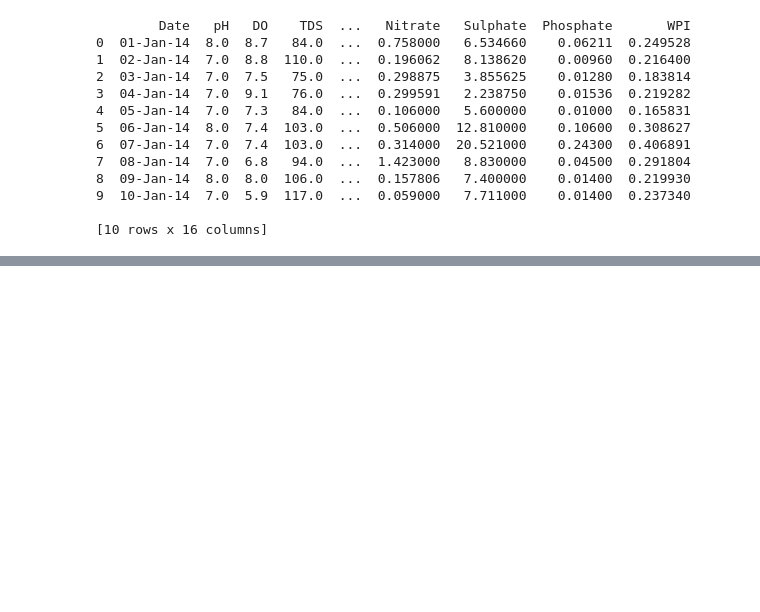
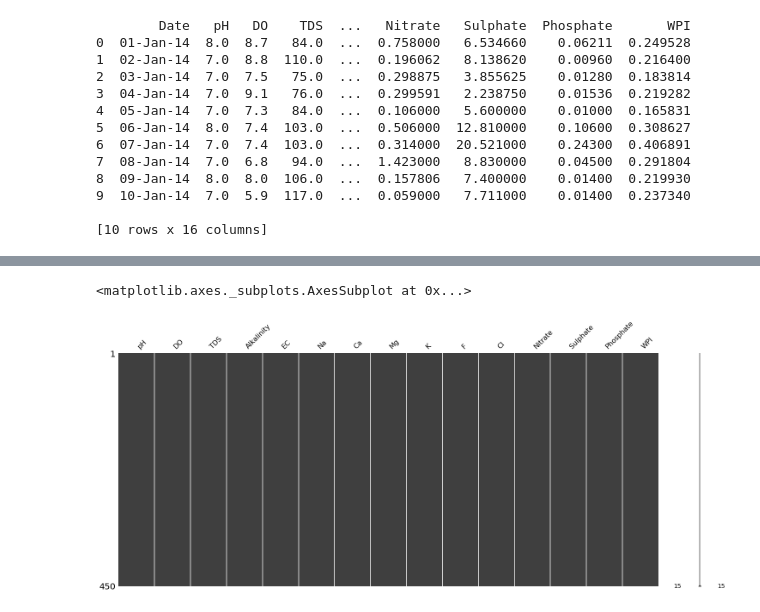
Before and after one commit to ApahSaroj/WPI, a Jupyter notebook: Estimating_Missing_Values.ipynb, the cells around one changed output, grey strips where cells are left out. Saved outputs shown, nothing was run; the diff lists cells and outputs as text; code cells hidden in the pictures; blank space fills up the shorter version.

```diff
--- a/Estimating_Missing_Values.ipynb
+++ b/Estimating_Missing_Values.ipynb
@@ -468,0 +554,3 @@ from sklearn.metrics import r2_score
+# %%
+data_new.fillna(method='ffill',inplace=True)
+data_new['TDS'][50:65]
@@ -468,0 +590,3 @@ from sklearn.metrics import r2_score
+# %%
+data_new.fillna(method='bfill',inplace=True)
+data_new['WPI'][50:65]
@@ -468,0 +651,3 @@ from sklearn.metrics import r2_score
+# %%
+data_new.interpolate(limit_direction="both",inplace=True)
+data_new['Phosphate'][50:65]
@@ -468,0 +695,5 @@ from sklearn.metrics import r2_score
+# %%
+msns.matrix(data_new.sample(450))
+# %% [output]
+<matplotlib.axes._subplots.AxesSubplot at 0x...>
+[figure, added]
```
Also changed, not shown: parts of 37 cells of this notebook.
